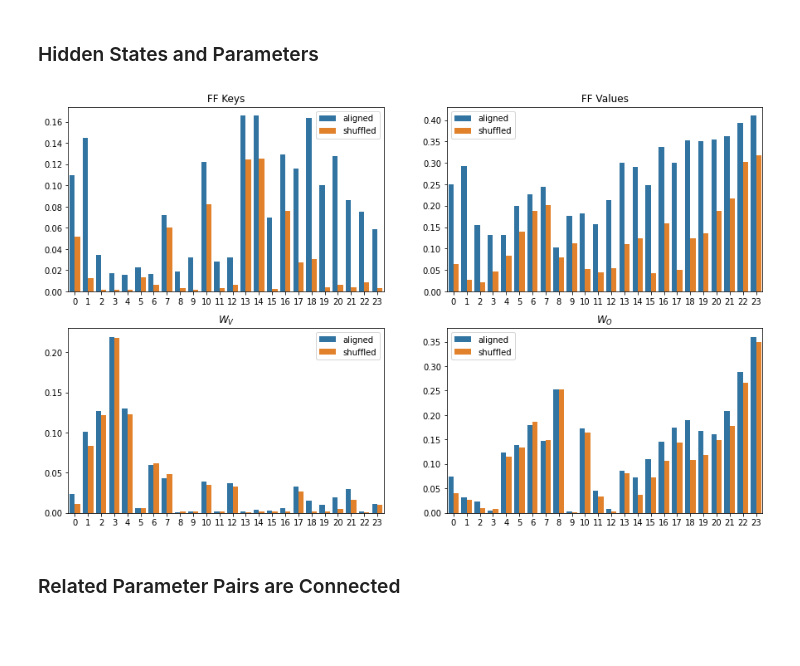
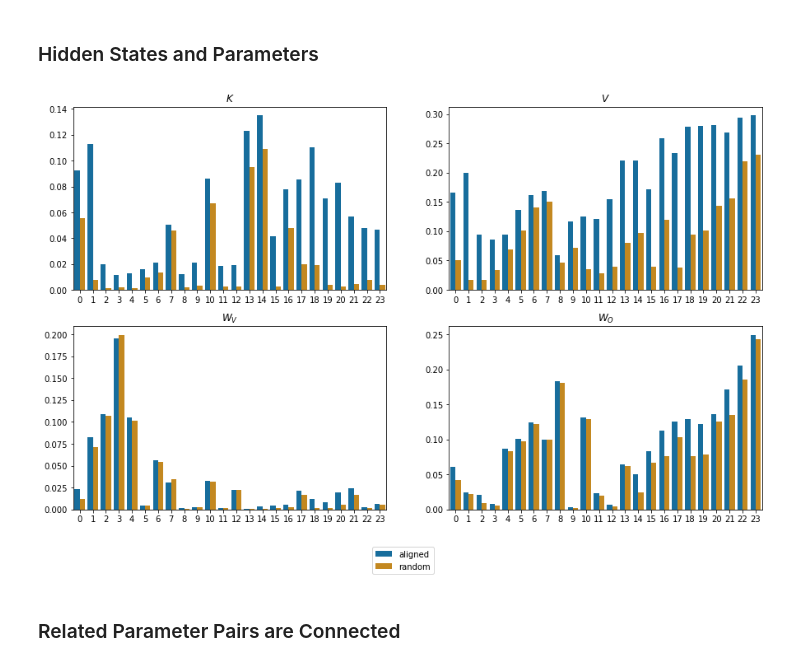
Before and after one commit to guy-dar/embedding-space, a Jupyter notebook: interpretation-experiments.ipynb, the cells around one changed output. Saved outputs shown, nothing was run; the diff lists cells and outputs as text; code cells hidden in the pictures; blank space fills up the shorter version.

```diff
--- a/interpretation-experiments.ipynb
+++ b/interpretation-experiments.ipynb
@@ -17,3 +3,21 @@ from transformers import AutoModelForCausalLM, AutoTokenizer
+# %%
+from collections import Counter
+import numpy as np
+import matplotlib.pyplot as plt
+import seaborn as sns
+import gc
+from copy import deepcopy
+from tqdm.auto import tqdm, trange
+import re
+import torch
+from torch import nn
+import torch.nn.functional as F
+from collections import defaultdict
+from utils import load_imdb
+from transformers import AutoModelForCausalLM, AutoTokenizer
+
+sns.set_palette('colorblind')
+cmap = sns.color_palette('colorblind')
 # %%
 device = 'cuda'
 model = AutoModelForCausalLM.from_pretrained('gpt2-medium').to(device)
@@ -79,16 +104,21 @@ def _batched_sim(x, y, k=100):
         out.append(len(A & B) / len(A | B))
     return out
 # %%
-def _plot_comparison(tuples_by_layers):
-    plt.figure(figsize=(15, 9))
+def _plot_comparison(tuples_by_layers, figsize=(15, 9), plots_per_row=2):
+    fig = plt.figure(figsize=figsize)
     for i, (real, fake, param_name) in enumerate(tuples_by_layers):
-        plt.subplot(2, 2, i + 1)
+        plt.subplot(len(tuples_by_layers) // plots_per_row, plots_per_row, i + 1)
         plt.title(param_name)
-        sns.barplot(x='x', y='y', hue='hue',
+        ax = sns.barplot(x='x', y='y', hue='hue',
                     data={'x': [*np.arange(num_layers), *np.arange(num_layers)],
                           'y': [*real, *fake],
-                          'hue': (['aligned'] * num_layers) + (['shuffled'] * num_layers)
-                    })
+                          'hue': (['aligned'] * num_layers) + (['random'] * num_layers),
+                    }
+                   )
+        ax.legend_.remove()
+        # plt.xlabel("layer")
+    handles, labels = ax.get_legend_handles_labels()
+    fig.legend(handles, labels, loc='lower center')
 # %% [markdown]
 ### Memorize Intermediate States
 # %%
@@ -138,8 +168,8 @@ for i in trange(num_sent_samples):
 ## Experiments
 # %%
 max_explored_tokens = 1000
-k_ = 15
-k2 = 3
+k_ = 20
+k2 = 10
 only_ascii = False
 # %% [markdown]
 ### Hidden States and Parameters
@@ -180,13 +210,14 @@ for i1 in trange(num_layers):
                                                          only_ascii=only_ascii)))
     real_WO_recall.append(np.mean(_batched_recall_metric(tmp1_WO, tmp2, k=k_, k2=k2, only_ascii=only_ascii)))
 # %%
-_plot_comparison([(real_K_recall, fake_K_recall, "FF Keys"),
-                  (real_V_recall, fake_V_recall, "FF Values"),
+_plot_comparison([(real_K_recall, fake_K_recall, "$K$"),
+                  (real_V_recall, fake_V_recall, "$V$"),
                   (real_WV_recall, fake_WV_recall, "$W_V$"),
                   (real_WO_recall, fake_WO_recall, "$W_O$")
                  ])
+plt.savefig("artifacts/weights_vs_states.pdf")
 # %% [output]
-[figure, old version]
+[figure, new version]
 # %% [markdown]
 ### Related Parameter Pairs are Connected
 # %%
```
Also changed, not shown: parts of 35 cells of this notebook, 3 other files.
